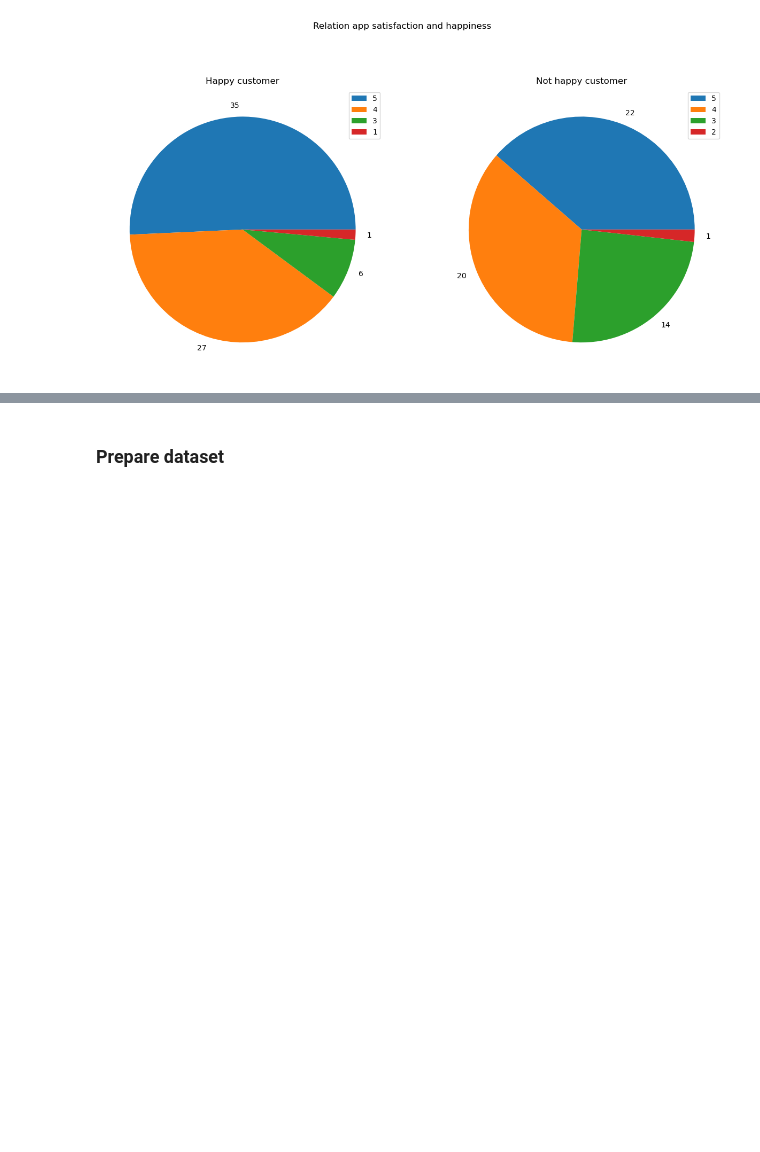
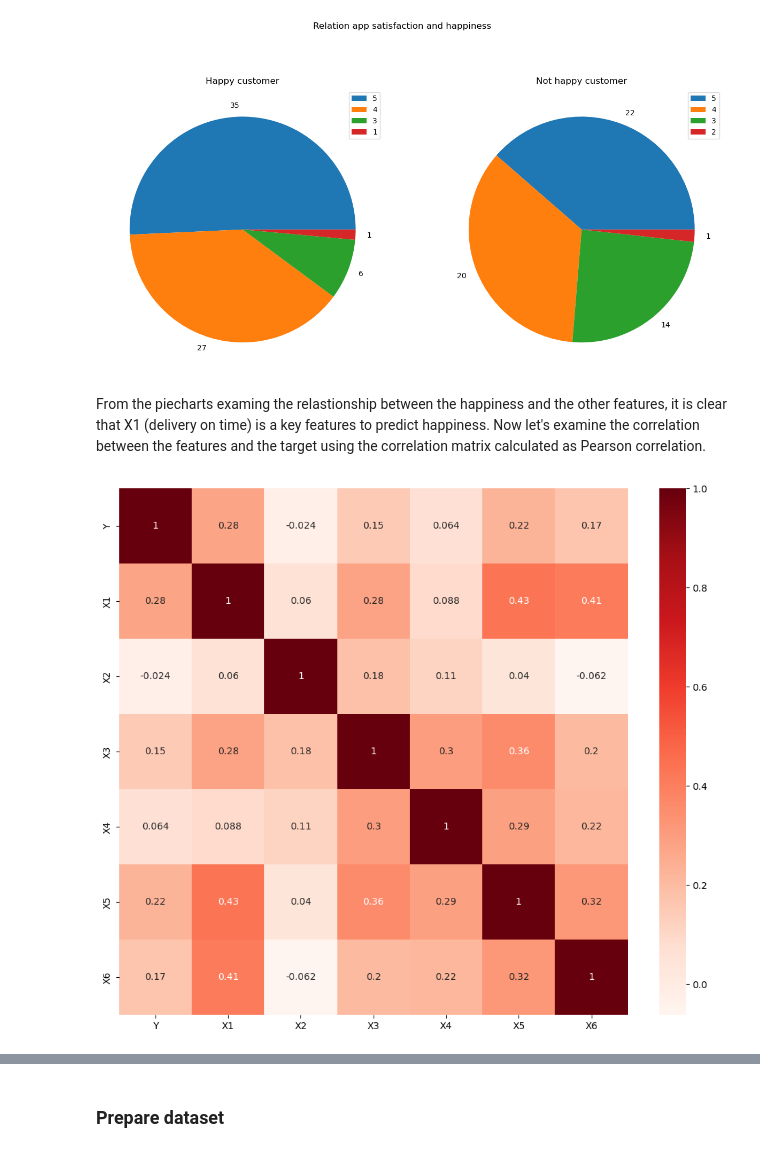
Before and after one commit to chiara89/mFi8znFt4ZE6Spwv, a Jupyter notebook: happyCustomerModel.ipynb, the cells around one changed output, grey strips where cells are left out. Saved outputs shown, nothing was run; the diff lists cells and outputs as text; code cells hidden in the pictures; blank space fills up the shorter version.

```diff
--- a/happyCustomerModel.ipynb
+++ b/happyCustomerModel.ipynb
@@ -175,3 +175,12 @@ not_happy_counts_X6 = df_nothappy['X6'].value_counts()
 show_plot_features(happy_counts_X6, not_happy_counts_X6, 'Relation app satisfaction and happiness')
 # %% [output]
 [figure]
+# %% [markdown]
+From the piecharts examing the relastionship between the happiness and the other features, it is clear that X1 (delivery on time) is a key features to predict happiness. Now let's examine the correlation between the features and the target using the correlation matrix calculated as Pearson correlation.
+# %%
+plt.figure(figsize=(12,10))
+cor = df.corr()
+sns.heatmap(cor, annot=True, cmap=plt.cm.Reds)
+plt.show()
+# %% [output]
+[figure, added]
```
Also changed, not shown: parts of 6 cells of this notebook.
